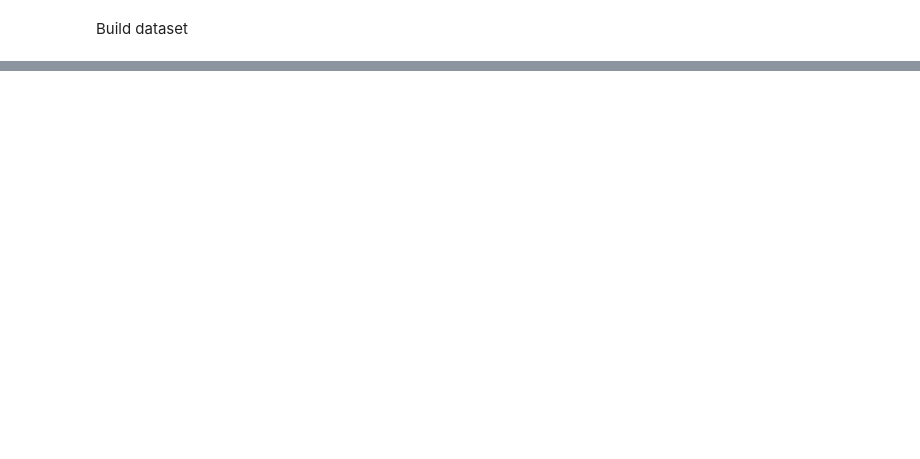
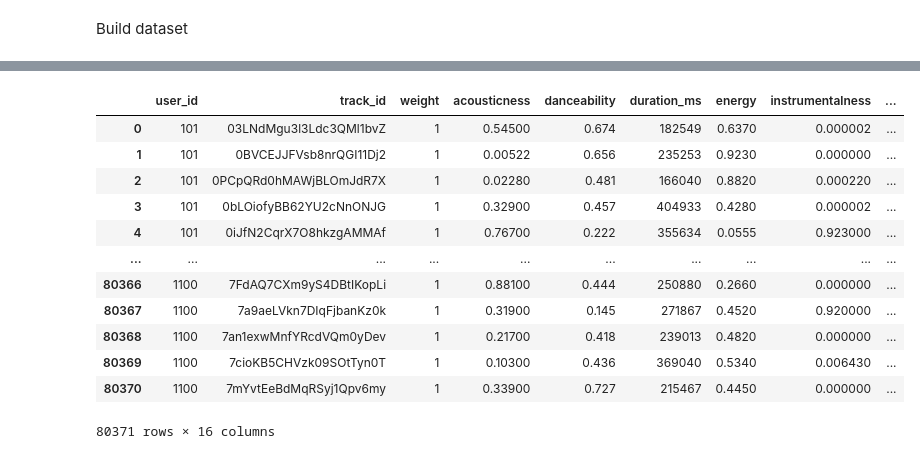
Before and after one commit to SNURTEL/fm-playlist-recommender, a Jupyter notebook: src/hand-waving.ipynb, the cells around one changed output, grey strips where cells are left out. Saved outputs shown, nothing was run; the diff lists cells and outputs as text; code cells hidden in the pictures; blank space fills up the shorter version.

```diff
--- a/src/hand-waving.ipynb
+++ b/src/hand-waving.ipynb
@@ -76,3 +77,49 @@ display(tracks)
 | 22410 | 5qTwnr6WbWeeUDS9dcl5g6 | 0.3370 | 0.444 | 303097 | 0.523 | 0.000000 | 1 | 0.1130 | ... |
 | 22411 | 5MAjVARSIDzwz8jFG36hFu | 0.2180 | 0.689 | 186643 | 0.662 | 0.000032 | 7 | 0.3950 | ... |
 22412 rows × 14 columns
+# %%
+# d = spark.sql(
+#     """
+#     SELECT s.user_id, s.track_id, s.weight, acousticness, danceability, duration_ms, energy, instrumentalness, key, liveness, loudness, popularity, EXTRACT(year from `release_date`) as release_year, speechiness, tempo, valence
+#     FROM (
+#         select user_id, track_id, sum(event_weight) as weight
+#         from (
+#             SELECT user_id, track_id, CASE WHEN event_type like 'like' THEN 1 ELSE 0.02 END as event_weight
+#             FROM sessions
+#             WHERE event_type like 'like' or event_type like 'play'
+#             )
+#         group by user_id, track_id
+#     ) s
+#     inner join tracks t on s.track_id = t.id
+#     order by s.user_id, t.id
+#     """).toPandas()
+d = spark.sql(
+    """
+    SELECT s.user_id, s.track_id, s.weight, acousticness, danceability, duration_ms, energy, instrumentalness, key, liveness, loudness, popularity, EXTRACT(year from `release_date`) as release_year, speechiness, tempo, valence
+    FROM (
+        select user_id, track_id, sum(event_weight) as weight
+        from (
+            SELECT user_id, track_id, 1 as event_weight
+            FROM sessions
+            WHERE event_type like 'like'
+            )
+        group by user_id, track_id
+    ) s
+    inner join tracks t on s.track_id = t.id
+    order by s.user_id, t.id
+    """).toPandas()
+d
+# %% [output]
+|  | user_id | track_id | weight | acousticness | danceability | duration_ms | energy | instrumentalness | ... |
+| 0 | 101 | 03LNdMgu3l3Ldc3QMl1bvZ | 1 | 0.54500 | 0.674 | 182549 | 0.6370 | 0.000002 | ... |
+| 1 | 101 | 0BVCEJJFVsb8nrQGI11Dj2 | 1 | 0.00522 | 0.656 | 235253 | 0.9230 | 0.000000 | ... |
+| 2 | 101 | 0PCpQRd0hMAWjBLOmJdR7X | 1 | 0.02280 | 0.481 | 166040 | 0.8820 | 0.000220 | ... |
+| 3 | 101 | 0bLOiofyBB62YU2cNnONJG | 1 | 0.32900 | 0.457 | 404933 | 0.4280 | 0.000002 | ... |
+| 4 | 101 | 0iJfN2CqrX7O8hkzgAMMAf | 1 | 0.76700 | 0.222 | 355634 | 0.0555 | 0.923000 | ... |
+| ... | ... | ... | ... | ... | ... | ... | ... | ... | ... |
+| 80366 | 1100 | 7FdAQ7CXm9yS4DBtIKopLi | 1 | 0.88100 | 0.444 | 250880 | 0.2660 | 0.000000 | ... |
+| 80367 | 1100 | 7a9aeLVkn7DIqFjbanKz0k | 1 | 0.31900 | 0.145 | 271867 | 0.4520 | 0.920000 | ... |
+| 80368 | 1100 | 7an1exwMnfYRcdVQm0yDev | 1 | 0.21700 | 0.418 | 239013 | 0.4820 | 0.000000 | ... |
+| 80369 | 1100 | 7cioKB5CHVzk09SOtTyn0T | 1 | 0.10300 | 0.436 | 369040 | 0.5340 | 0.006430 | ... |
+| 80370 | 1100 | 7mYvtEeBdMqRSyj1Qpv6my | 1 | 0.33900 | 0.727 | 215467 | 0.4450 | 0.000000 | ... |
+80371 rows × 16 columns
```
Also changed, not shown: parts of 17 cells of this notebook, 2 other files.
